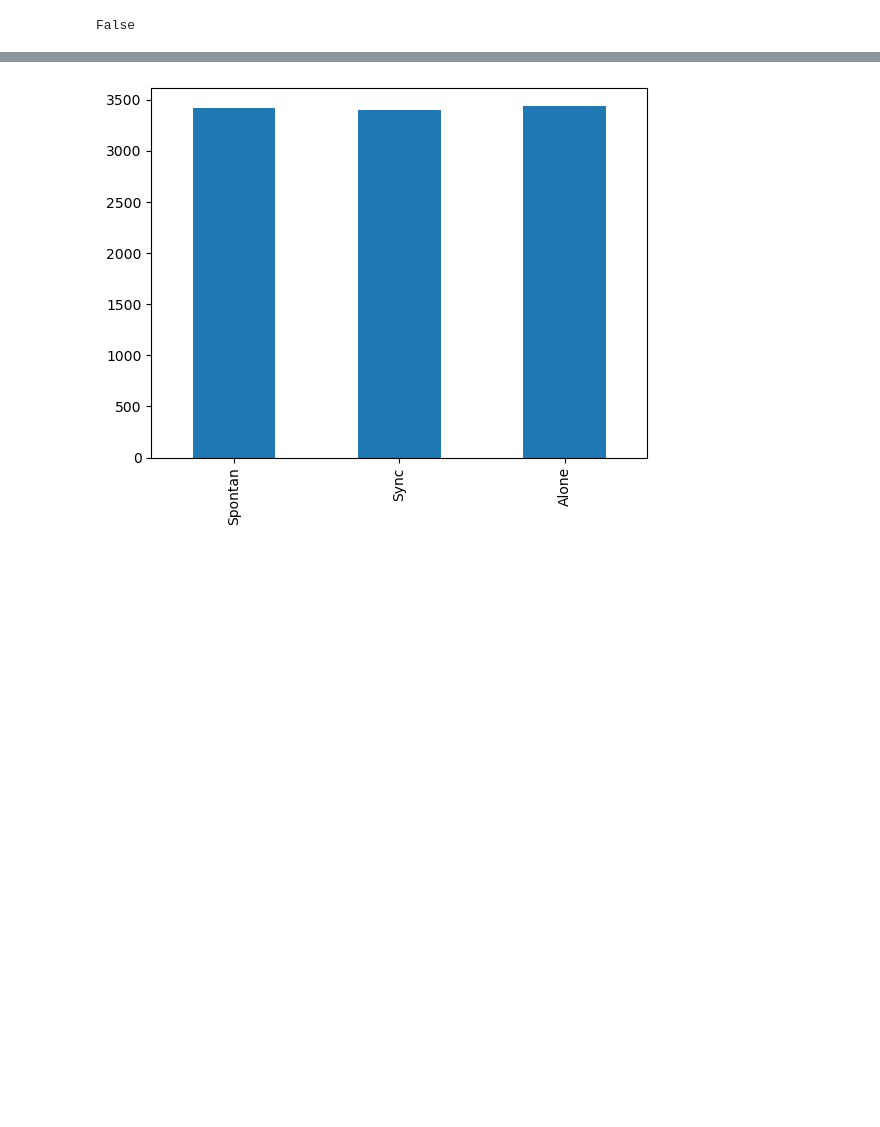
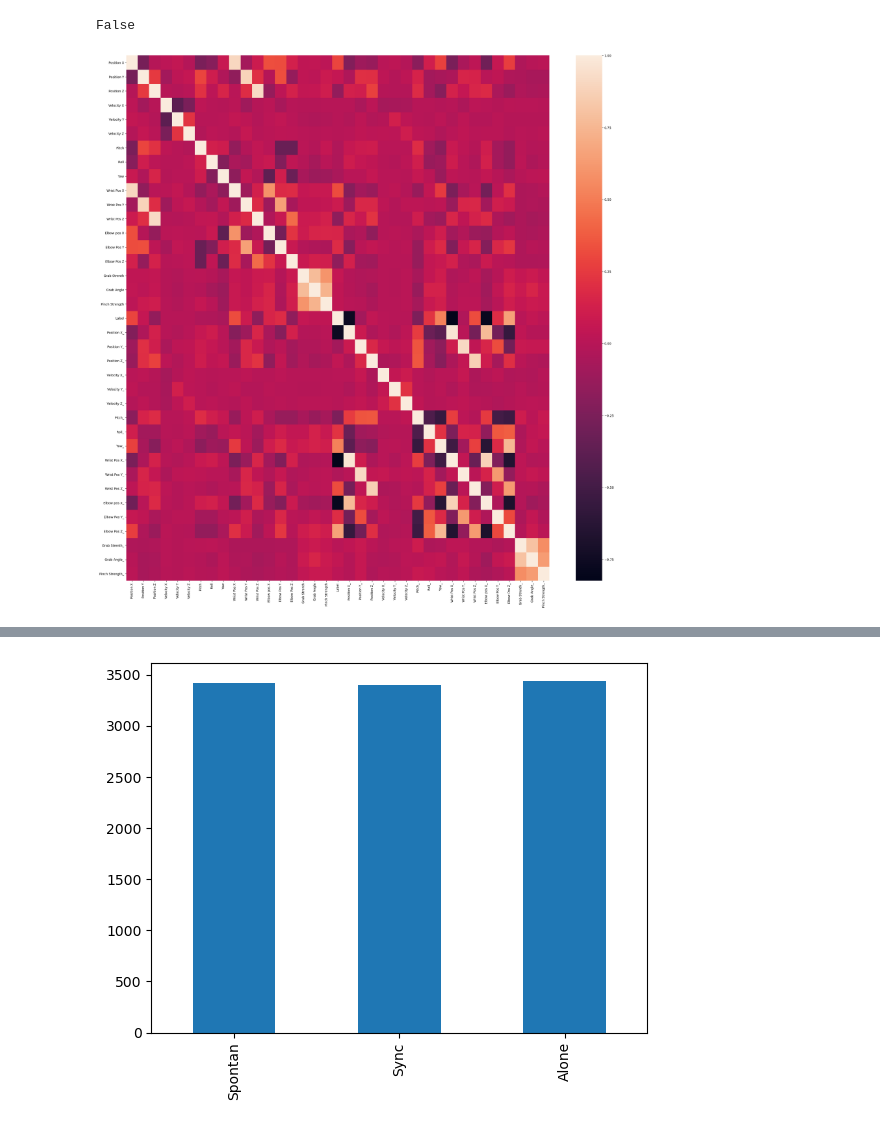
Before and after one commit to ortrsa/Data_Science_Final_Project_2, a Jupyter notebook: Notebook4.ipynb, the cells around one changed output, grey strips where cells are left out. Cells and saved outputs as stored; diff of their text form; code cells hidden in the pictures; blank space fills up the shorter version.

```diff
--- a/Notebook4.ipynb
+++ b/Notebook4.ipynb
@@ -242,3 +242,9 @@ Index([' Position X', ' Position Y', ' Position Z', ' Velocity X',
 df.isna().values.any()
 # %% [output]
 False
+# %%
+plt.figure(figsize=(30,30))
+sns.heatmap(df.corr())
+plt.show()
+# %% [output]
+[figure, added]
```
Also changed, not shown: parts of 4 cells of this notebook.
